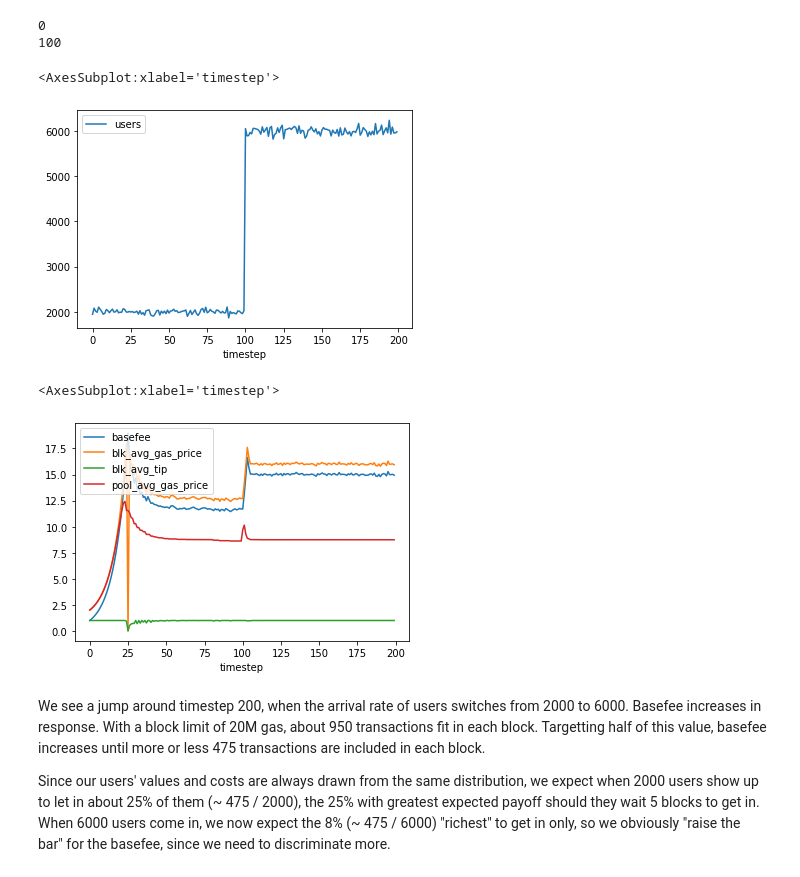
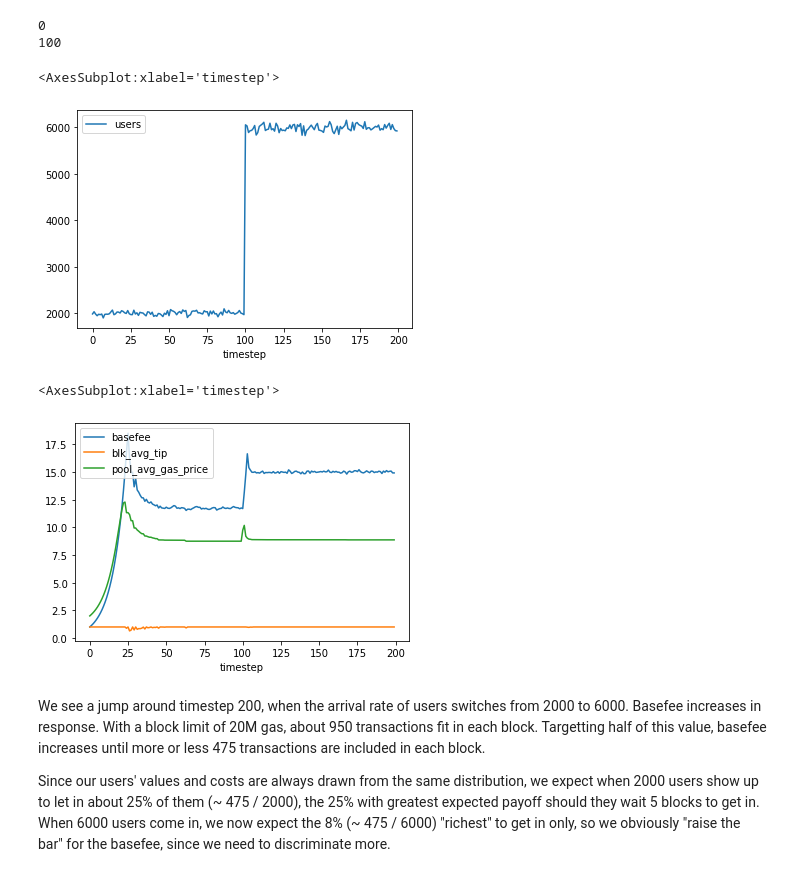
Before and after one commit to ethereum/abm1559, a Jupyter notebook: notebooks/stationary1559.ipynb, the cells around one changed output. Saved outputs shown, nothing was run; the diff lists cells and outputs as text; code cells hidden in the pictures.

```diff
--- a/notebooks/stationary1559.ipynb
+++ b/notebooks/stationary1559.ipynb
@@ -55,6 +63,7 @@ def simulate(demand_scenario, UserClass):
     basefee = constants["INITIAL_BASEFEE"]
     chain = Chain()
     metrics = []
+    user_pool = UserPool()
 
     for t in range(len(demand_scenario)):
         if t % 100 == 0: print(t)
@@ -67,6 +76,9 @@ def simulate(demand_scenario, UserClass):
 
         # We return some demand which on expectation yields 2000 new users per round
         users = spawn_poisson_demand(t, demand_scenario[t], UserClass)
+
+        # Add users to the pool
+        user_pool.add_users(users)
 
         # We query each new user with the current basefee value
         # Users either return a transaction or None if they prefer to balk
@@ -105,7 +117,7 @@ def simulate(demand_scenario, UserClass):
         # Finally, basefee is updated and a new round starts
         basefee = update_basefee(block, basefee)
 
-    return pd.DataFrame(metrics)
+    return (pd.DataFrame(metrics), user_pool, chain)
 # %% [markdown]
 To study the stationary case, we start with an array containing the same value for as many time steps as we wish to simulate the market for. We'll set that value to expecting 2000 users spawning between two blocks, for 200 timesteps.
 # %%
@@ -167,7 +179,7 @@ We look at a stationary setting, where the new demand coming in each new round f
 We'll consider the second scenario here, simply running the simulation again and increasing the parameter of our Poisson arrival process suddenly, from expecting 2000 users per round to 6000.
 # %%
 demand_scenario = [2000 for i in range(100)] + [6000 for i in range(100)]
-df_jump = simulate(demand_scenario, User1559)
+(df_jump, user_pool_jump, chain_jump) = simulate(demand_scenario, User1559)
 # %% [output]
 0
 100
@@ -175,12 +187,12 @@ df_jump = simulate(demand_scenario, User1559)
 df_jump.plot("timestep", "users")
 # %% [output]
 <AxesSubplot:xlabel='timestep'>
-[figure, old version]
+[figure, new version]
 # %%
-df_jump.plot("timestep", ["basefee", "blk_avg_gas_price", "blk_avg_tip", "pool_avg_gas_price"])
+df_jump.plot("timestep", ["basefee", "blk_avg_tip", "pool_avg_gas_price"])
 # %% [output]
 <AxesSubplot:xlabel='timestep'>
-[figure, old version]
+[figure, new version]
 # %% [markdown]
 We see a jump around timestep 200, when the arrival rate of users switches from 2000 to 6000. Basefee increases in response. With a block limit of 20M gas, about 950 transactions fit in each block. Targetting half of this value, basefee increases until more or less 475 transactions are included in each block.
 
```
Also changed, not shown: parts of 28 cells of this notebook, 9 other files.
